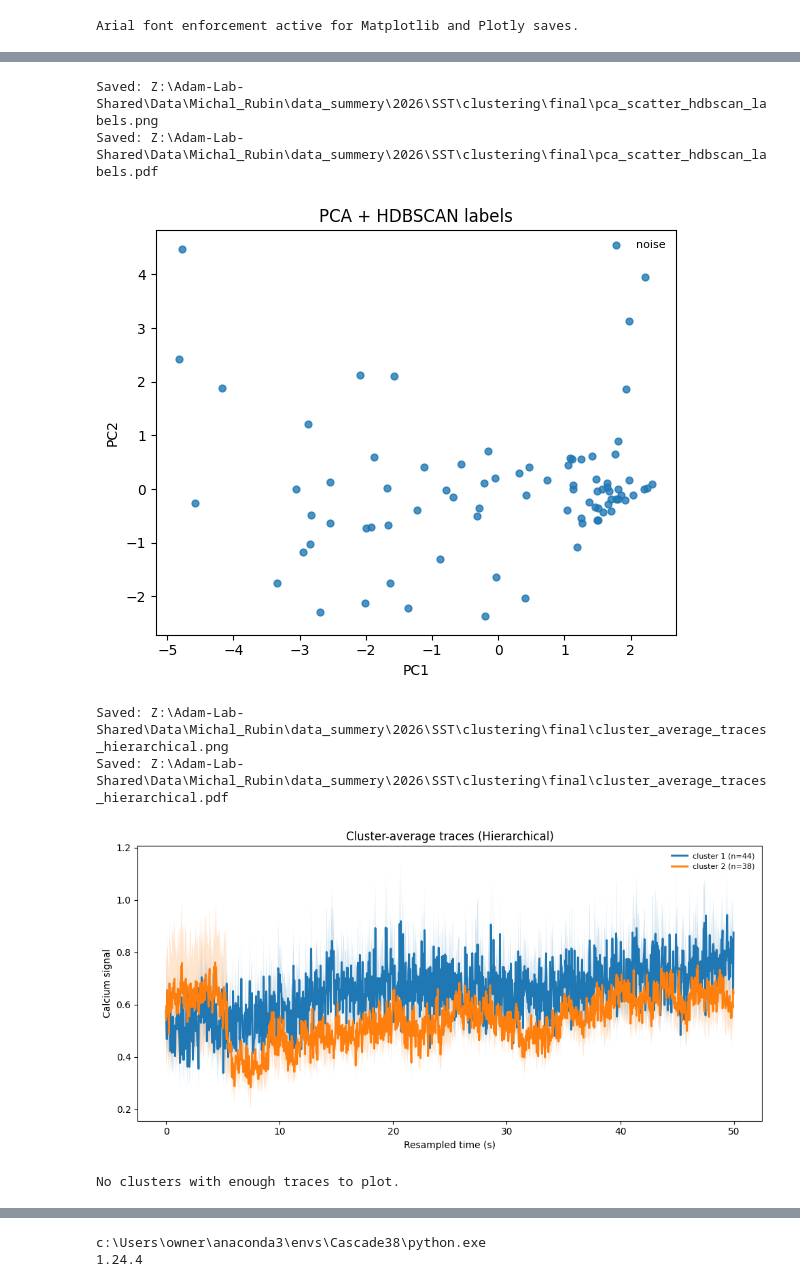
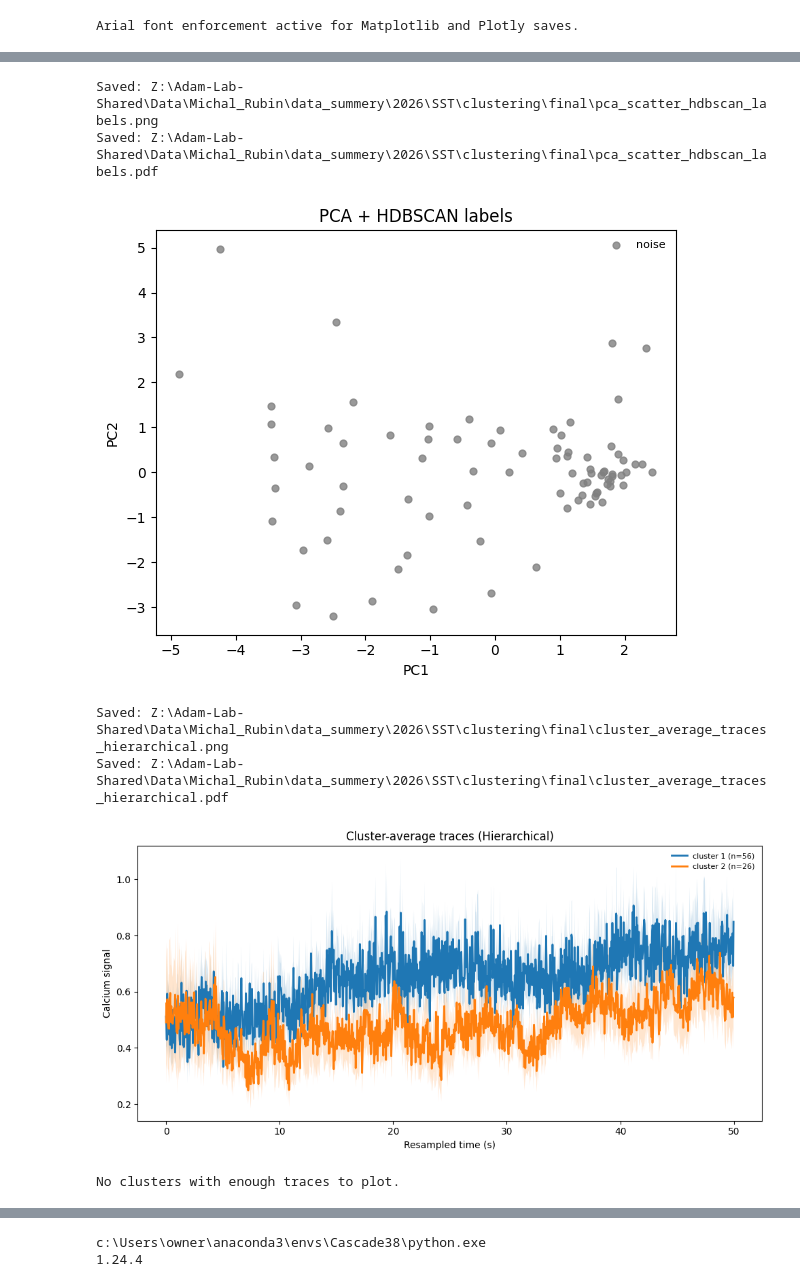
Before and after one commit to Michal-Rubin/Cal_vol_soma, a Jupyter notebook: SST_calcium_claster.ipynb, the cells around one changed output, grey strips where cells are left out. Cells and saved outputs as stored; diff of their text form; code cells hidden in the pictures.

```diff
--- a/SST_calcium_claster.ipynb
+++ b/SST_calcium_claster.ipynb
@@ -294,9 +332,9 @@ def _psd_features(x, sr):
 
     # bands in Hz (tune if needed for your calcium sampling / kinetics)
     bands = {
-        'low': (0.01, 0.10),
-        'mid': (0.10, 0.50),
-        'high': (0.50, 2.00),
+        'low': (0.10, 0.50),
+        'mid': (0.50, 1.50),
+        'high': (1.50, 5.00),
     }
 
     rel = {}
@@ -314,7 +352,6 @@ def _psd_features(x, sr):
 
 def extract_trace_features(trace, sr):
     x = np.asarray(trace, dtype=float)
-    x = _nan_interp(x)
     z = _robust_z(x)
 
     feats = {
@@ -665,8 +713,8 @@ def _save_fig_final(fig, file_stem):
 
 # Define colors once
 CLUSTER_COLORS = {
-    1: "#10edeaf0",  # blue
-    2: "#3ff278",  # orange
+    1: "#8ecae6",  # light pastel blue
+    2: "#90be6d",  # light pastel green
     3: '#2ca02c',  # green
     4: '#d62728',  # red
     5: '#9467bd',  # purple
@@ -684,7 +732,7 @@ def plot_pca_scatter(Xpca, labels, title='PCA scatter', file_stem=None,outp = No
         m = labels == lb
         name = 'noise' if lb == -1 else f'cluster {lb}'
         color = cluster_colors.get(lb, 'black')  # fallback if cluster not in dict
-        ax.scatter(Xpca[m, 0], Xpca[m, 1], s=24, alpha=0.8, label=name)
+        ax.scatter(Xpca[m, 0], Xpca[m, 1], s=24, alpha=0.8, color=color, label=name)
     ax.set_xlabel('PC1')
     ax.set_ylabel('PC2')
     ax.set_title(title)
@@ -811,9 +859,9 @@ Saved: Z:\Adam-Lab-Shared\Data\Michal_Rubin\data_summery\2026\SST\clustering\fin
 Saved: Z:\Adam-Lab-Shared\Data\Michal_Rubin\data_summery\2026\SST\clustering\final\pca_scatter_hdbscan_labels.png
 Saved: Z:\Adam-Lab-Shared\Data\Michal_Rubin\data_summery\2026\SST\clustering\final\pca_scatter_hdbscan_labels.pdf
-[figure, old version]
+[figure, new version]
 Saved: Z:\Adam-Lab-Shared\Data\Michal_Rubin\data_summery\2026\SST\clustering\final\cluster_average_traces_hierarchical.png
 Saved: Z:\Adam-Lab-Shared\Data\Michal_Rubin\data_summery\2026\SST\clustering\final\cluster_average_traces_hierarchical.pdf
-[figure, old version]
+[figure, new version]
 No clusters with enough traces to plot.
 # %%
 # -------------------------
```
Also changed, not shown: parts of 16 cells of this notebook.
